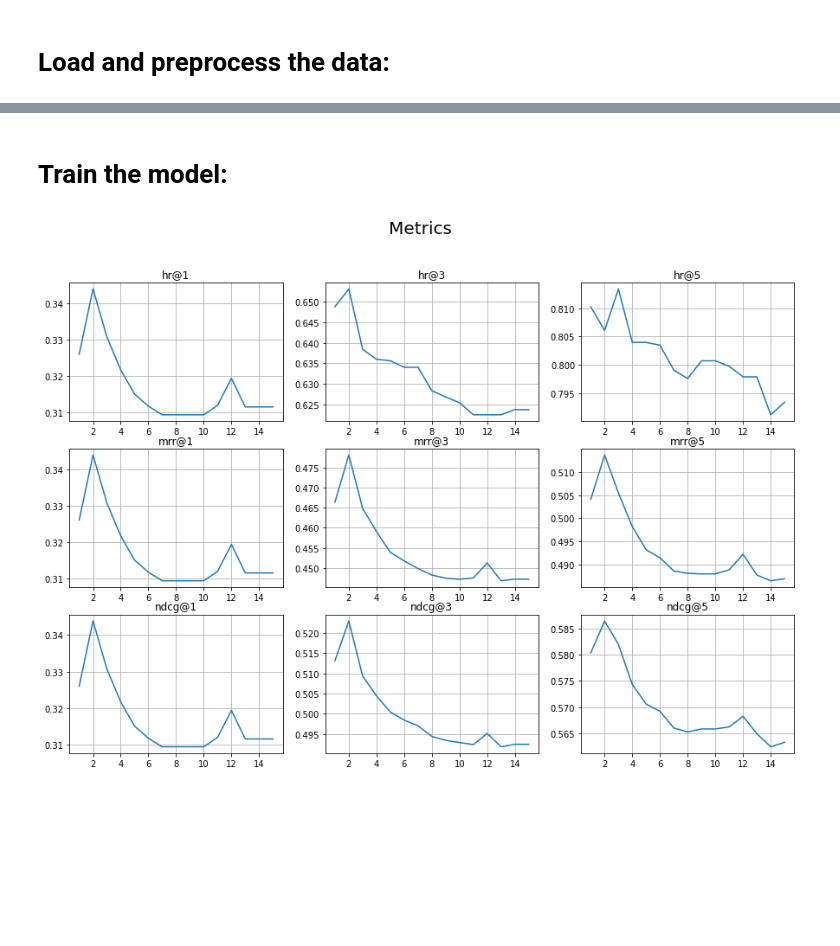
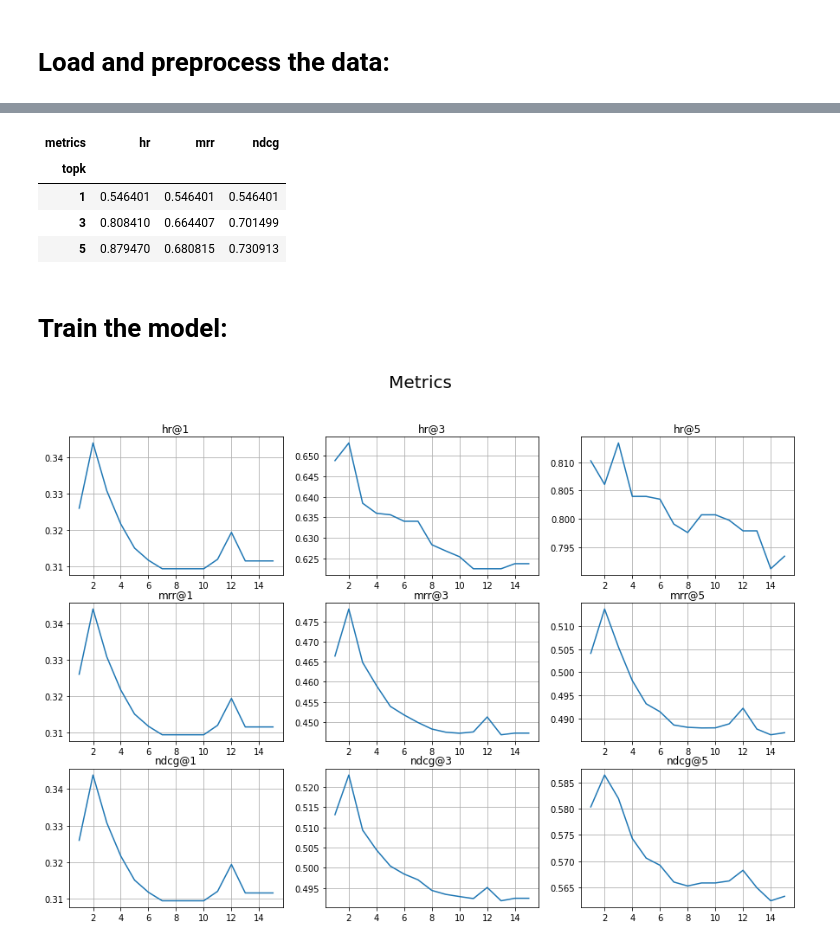
Before and after one commit to AlbMLpy/rec_sys_project, a Jupyter notebook: seq_mf.ipynb, the cells around one changed output, grey strips where cells are left out. Saved outputs shown, nothing was run; the diff lists cells and outputs as text; code cells hidden in the pictures; blank space fills up the shorter version.

```diff
--- a/seq_mf.ipynb
+++ b/seq_mf.ipynb
@@ -32,3 +147,34 @@ uid2Sui = process_data.get_users_sui(process_data.train, level='userid')
+# %%
+def get_scores_generator_4(local_factors, global_factors):
+    P, eta = local_factors
+    Q, Qb = global_factors
+    def generate_scores(uid, sid, sess_items, item_pool):
+        scores = Q[item_pool] @ Q[sess_items].sum(axis=0)
+        return scores
+    return generate_scores
+
+up_generate_scores = get_scores_generator_4(local_factors, global_factors)
+
+metrics_df, user_stats = evaluate(
+    up_generate_scores,
+    process_data.test_sessions,
+    process_data.seen_interactions,
+)
+
+test_results = (
+    metrics_df
+    .reset_index()
+    .groupby(["topk"])
+    .mean()[["hr", "mrr", "ndcg"]]
+)
+
+test_results
+# %% [output]
+| metrics | hr | mrr | ndcg |
+| topk |  |  |  |
+| 1 | 0.546401 | 0.546401 | 0.546401 |
+| 3 | 0.808410 | 0.664407 | 0.701499 |
+| 5 | 0.879470 | 0.680815 | 0.730913 |
 # %% [markdown]
 # Train the model:
 # %%
```
Also changed, not shown: parts of 3 cells of this notebook, 1 other file.
